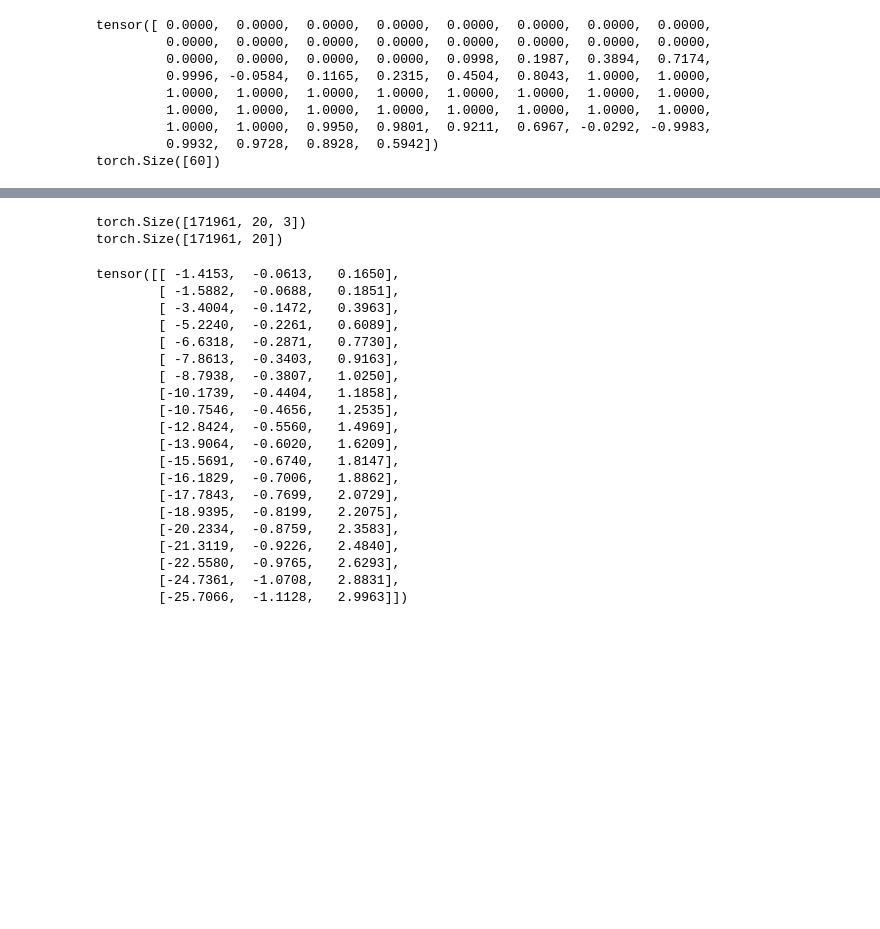
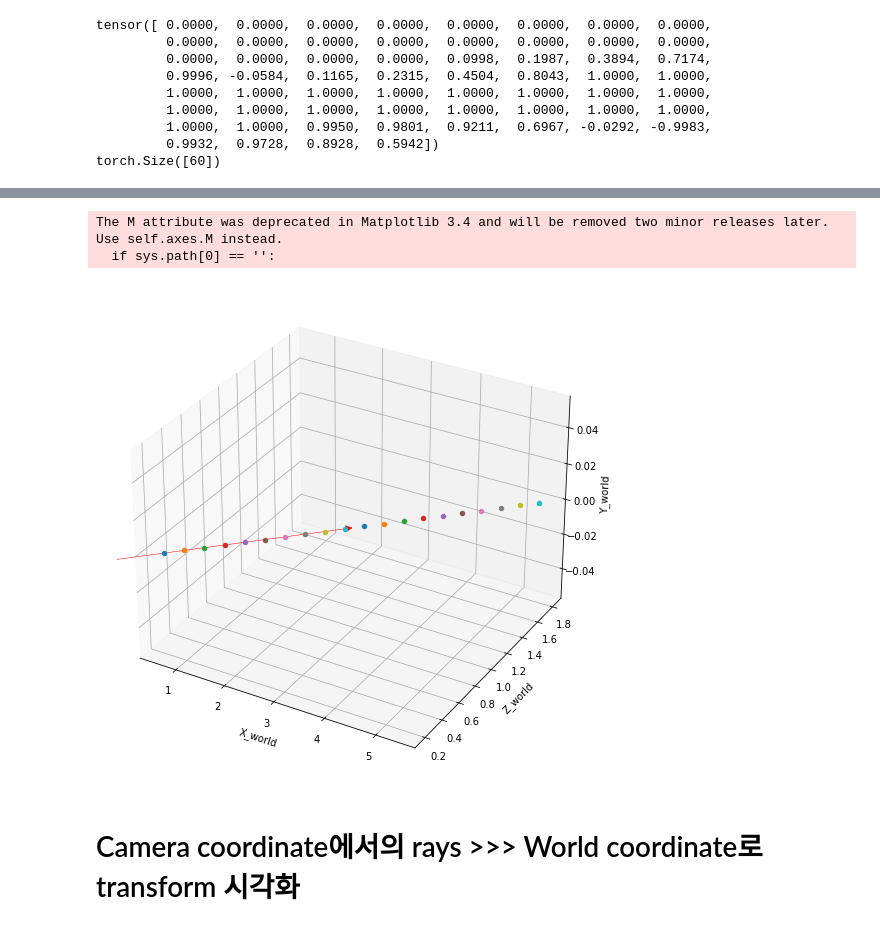
Before and after one commit to nogoing/CameraOptim, a Jupyter notebook: test_notebook.ipynb, the cells around one changed output, grey strips where cells are left out. Saved outputs shown, nothing was run; the diff lists cells and outputs as text; code cells hidden in the pictures; blank space fills up the shorter version.

```diff
--- a/test_notebook.ipynb
+++ b/test_notebook.ipynb
@@ -695,0 +381,15 @@ torch.Size([171961, 3]) torch.Size([171961, 3])
+# %%
+from mpl_toolkits.mplot3d import Axes3D
+from matplotlib.patches import FancyArrowPatch
+from mpl_toolkits.mplot3d import proj3d
+
+class Arrow3D(FancyArrowPatch):
+    def __init__(self, xs, ys, zs, *args, **kwargs):
+        FancyArrowPatch.__init__(self, (0,0), (0,0), *args, **kwargs)
+        self._verts3d = xs, ys, zs
+
+    def draw(self, renderer):
+        xs3d, ys3d, zs3d = self._verts3d
+        xs, ys, zs = proj3d.proj_transform(xs3d, ys3d, zs3d, renderer.M)
+        self.set_positions((xs[0],ys[0]),(xs[1],ys[1]))
+        FancyArrowPatch.draw(self, renderer)
@@ -696,35 +448,33 @@ torch.Size([171961, 3]) torch.Size([171961, 3])
 # %%
-depth_range = torch.tensor([[0.1, 3.0]])
+ray_idx = 3
+ray_d = rays_d[ray_idx]
+ray_o = rays_o[ray_idx]
+
+depth_range = torch.tensor([[0.2, 1.8]], dtype=torch.float)
 N_samples = 20
-
-pts, z_vals = sample_along_camera_ray(ray_o, ray_d, depth_range, N_samples)
+sampling_points, z_vals = sample_along_camera_ray(ray_o.unsqueeze(0), ray_d.unsqueeze(0),
+                                                    depth_range, N_samples, det=True)
-# %%
-print(pts.shape)
-print(z_vals.shape)
-# %% [output]
-torch.Size([171961, 20, 3])
-torch.Size([171961, 20])
-# %%
-# 400번째 ray에서의 samples
-pts[400]
-# %% [output]
-tensor([[ -1.4153,  -0.0613,   0.1650],
-        [ -1.5882,  -0.0688,   0.1851],
-        [ -3.4004,  -0.1472,   0.3963],
-        [ -5.2240,  -0.2261,   0.6089],
-        [ -6.6318,  -0.2871,   0.7730],
-        [ -7.8613,  -0.3403,   0.9163],
-        [ -8.7938,  -0.3807,   1.0250],
-        [-10.1739,  -0.4404,   1.1858],
-        [-10.7546,  -0.4656,   1.2535],
-        [-12.8424,  -0.5560,   1.4969],
-        [-13.9064,  -0.6020,   1.6209],
-        [-15.5691,  -0.6740,   1.8147],
-        [-16.1829,  -0.7006,   1.8862],
-        [-17.7843,  -0.7699,   2.0729],
-        [-18.9395,  -0.8199,   2.2075],
-        [-20.2334,  -0.8759,   2.3583],
-        [-21.3119,  -0.9226,   2.4840],
-        [-22.5580,  -0.9765,   2.6293],
-        [-24.7361,  -1.0708,   2.8831],
-        [-25.7066,  -1.1128,   2.9963]])
+# %%
+plt.figure(figsize=(16, 9))
+ax = plt.axes(projection='3d')
+ax.set_xlabel("X_world")
+ax.set_ylabel("Z_world")
+ax.set_zlabel("Y_world")
+
+xs = [ray_o[0].item(), ray_d[0].item()]
+ys = [ray_o[1].item(), ray_d[1].item()]
+zs = [ray_o[2].item(), ray_d[2].item()]
+
+a = Arrow3D(xs, zs, ys, mutation_scale=15,
+                lw=0.5, arrowstyle="-|>", color="r")
+ax.add_artist(a)
+
+for p in sampling_points[0]:
+    x, y, z = p[0].item(), p[1].item(), p[2].item()
+    ax.scatter3D(x, z, y, cmap='Greens')
+# %% [output]
+The M attribute was deprecated in Matplotlib 3.4 and will be removed two minor releases later. Use self.axes.M instead.
+  if sys.path[0] == '':
+[figure, added]
+# %% [markdown]
+# Camera coordinate에서의 rays >>> World coordinate로 transform 시각화
```
Also changed, not shown: parts of 36 cells of this notebook, 1 other file.
